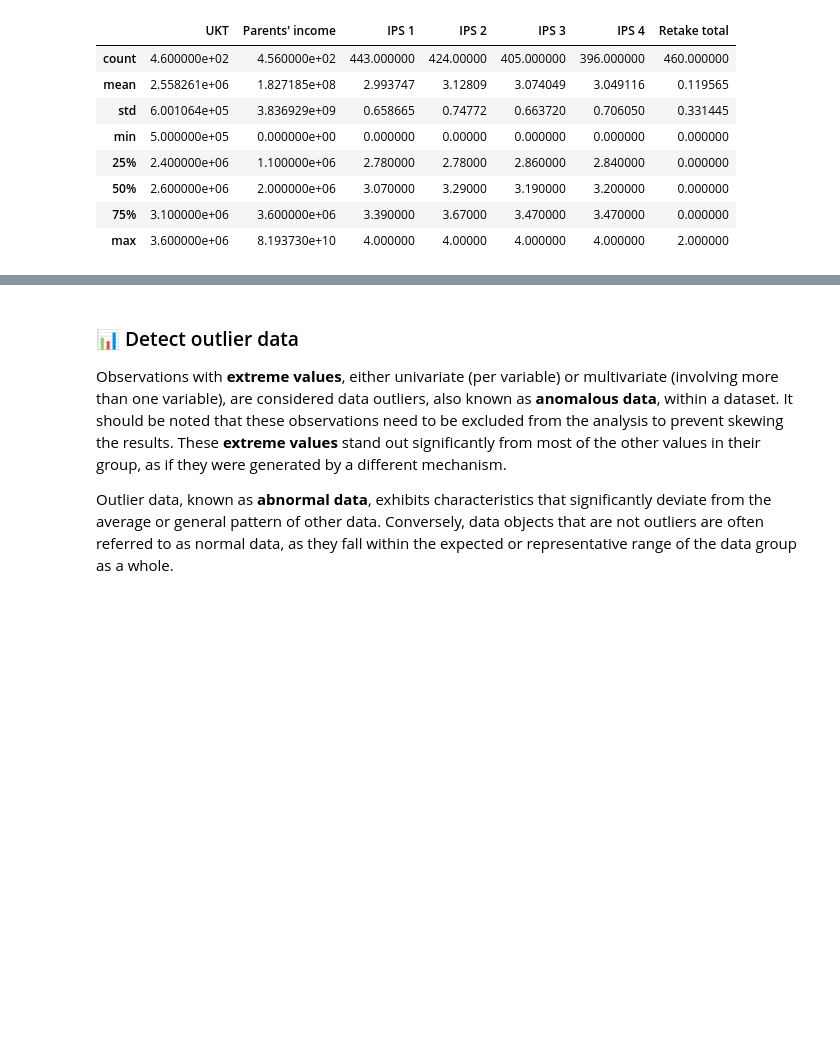
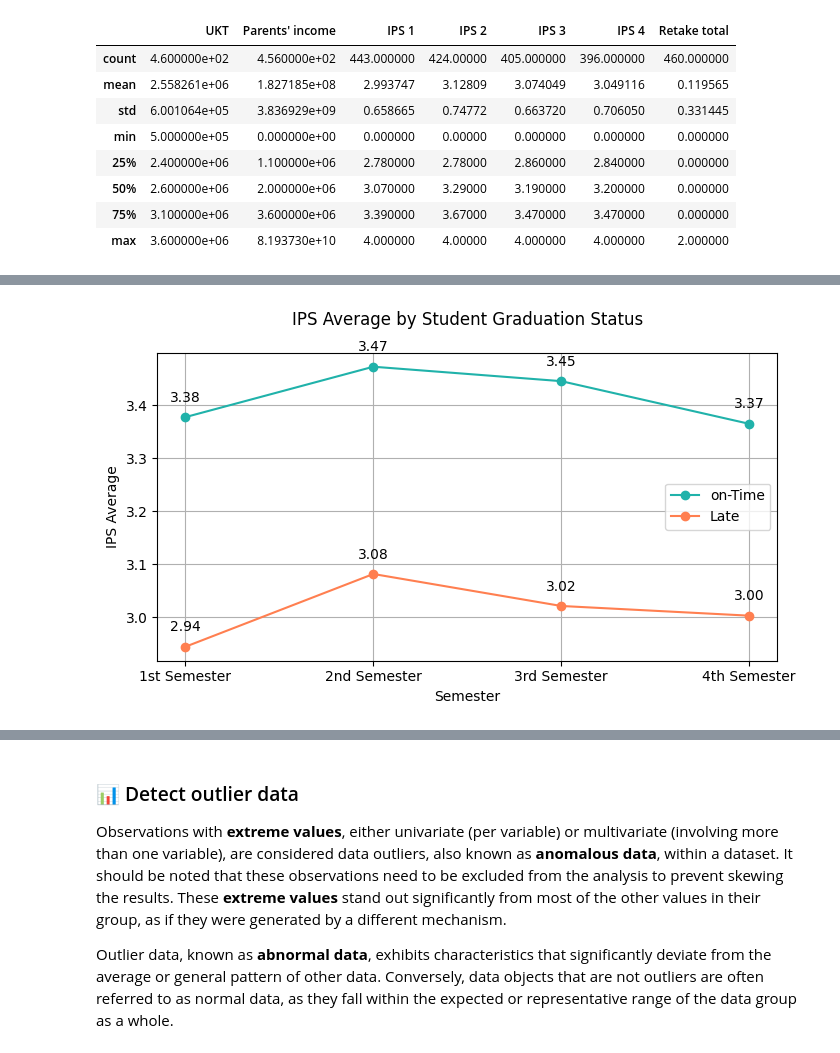
Before and after one commit to janasatvika/Optimizing-Classification-Models-using-Permutation-Feature-Importance-Method, a Jupyter notebook: EDA & pre-Processing/EDA_&_pre_Processing.ipynb, the cells around one changed output, grey strips where cells are left out. Saved outputs shown, nothing was run; the diff lists cells and outputs as text; code cells hidden in the pictures; blank space fills up the shorter version.

```diff
--- a/EDA & pre-Processing/EDA_&_pre_Processing.ipynb
+++ b/EDA & pre-Processing/EDA_&_pre_Processing.ipynb
@@ -188,0 +289,35 @@ df.describe(include = ['float64','int64'])
+# %%
+# Calculate the average IPS for on-Time and Late students for each semester
+ips_mean_on_time = []
+ips_mean_late = []
+
+for i in range(1, 5):
+    ips_mean_on_time.append(df[df['Graduation status'] == 'on-Time'][f'IPS {i}'].mean())
+    ips_mean_late.append(df[df['Graduation status'] == 'Late'][f'IPS {i}'].mean())
+
+# Semester labels for the plot
+semester_labels = ['1st Semester', '2nd Semester', '3rd Semester', '4th Semester']
+
+# Create the plot
+plt.figure(figsize=(8, 4))
+plt.plot(semester_labels, ips_mean_on_time, marker='o', label='on-Time', color='lightseagreen')
+plt.plot(semester_labels, ips_mean_late, marker='o', label='Late', color='coral')
+
+# Labeling and title
+plt.xlabel('Semester')
+plt.ylabel('IPS Average')
+plt.title('IPS Average by Student Graduation Status', pad=20)
+plt.legend()
+plt.grid(True)
+
+# Display average values for each semester on the plot
+for i, semester in enumerate(semester_labels):
+    for j, graduate in enumerate(['on-Time', 'Late']):
+        plt.text(semester_labels[i], (ips_mean_on_time[i] if graduate == 'on-Time' else ips_mean_late[i]) + 0.05,
+                 f'{ips_mean_on_time[i] if graduate == "on-Time" else ips_mean_late[i]:.2f}',
+                 ha='center', va='top')
+
+# Show the plot
+plt.show()
+# %% [output]
+[figure, added]
```
Also changed, not shown: parts of 52 cells of this notebook.
